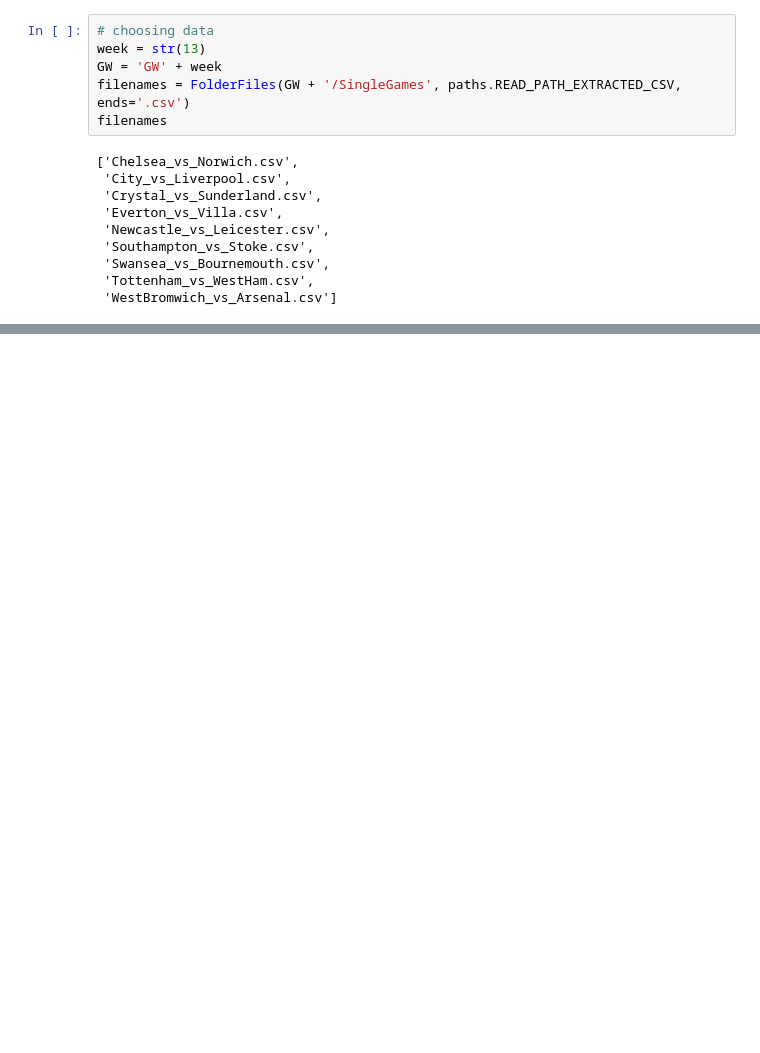
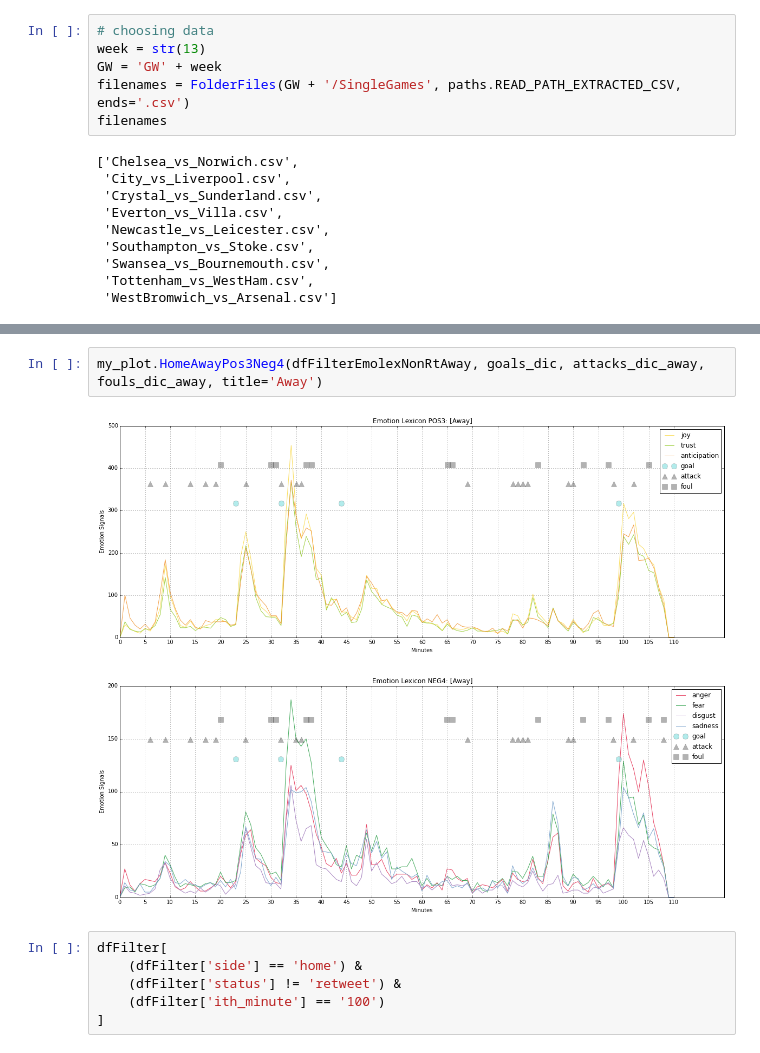
Before and after one commit to byam/predictEPL, a Jupyter notebook: Word-Emotion/Game Emolex Plot.ipynb, the cells around one changed output, grey strips where cells are left out. Cells and saved outputs as stored; diff of their text form; blank space fills up the shorter version.

```diff
--- a/Word-Emotion/Game Emolex Plot.ipynb
+++ b/Word-Emotion/Game Emolex Plot.ipynb
@@ -138,0 +89,11 @@ my_plot.PlotLineChart(
+# %%
+my_plot.HomeAwayPos3Neg4(dfFilterEmolexNonRtAway, goals_dic, attacks_dic_away, fouls_dic_away, title='Away')
+# %% [output]
+[figure, added]
+[figure, added]
+# %%
+dfFilter[
+    (dfFilter['side'] == 'home') &
+    (dfFilter['status'] != 'retweet') &
+    (dfFilter['ith_minute'] == '100')
+]
```
Also changed, not shown: parts of 14 cells of this notebook, 6 other files.
